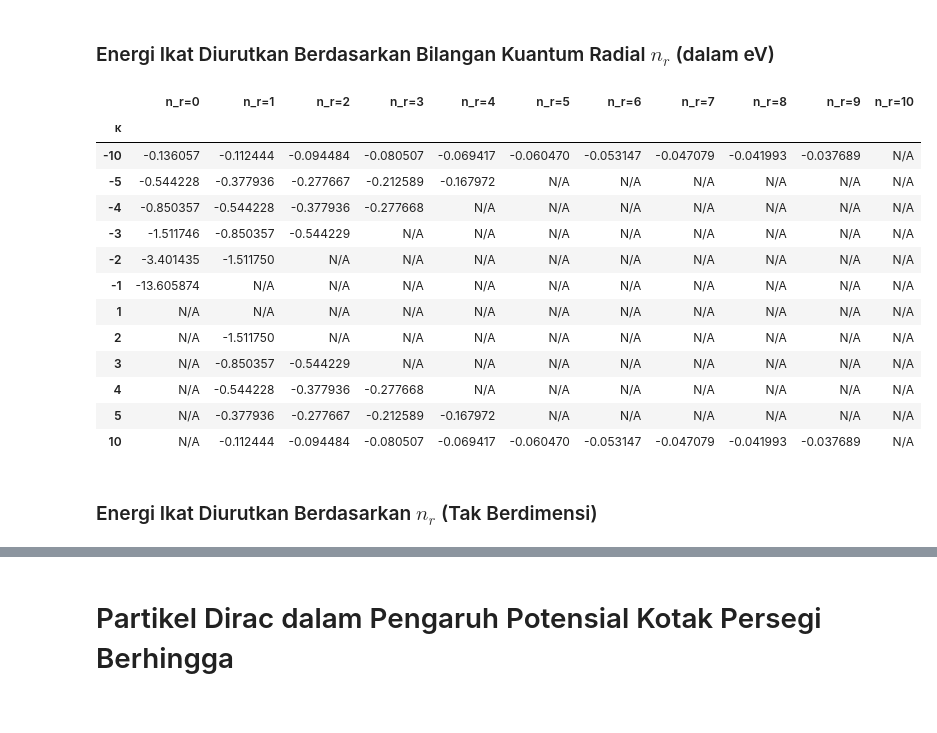
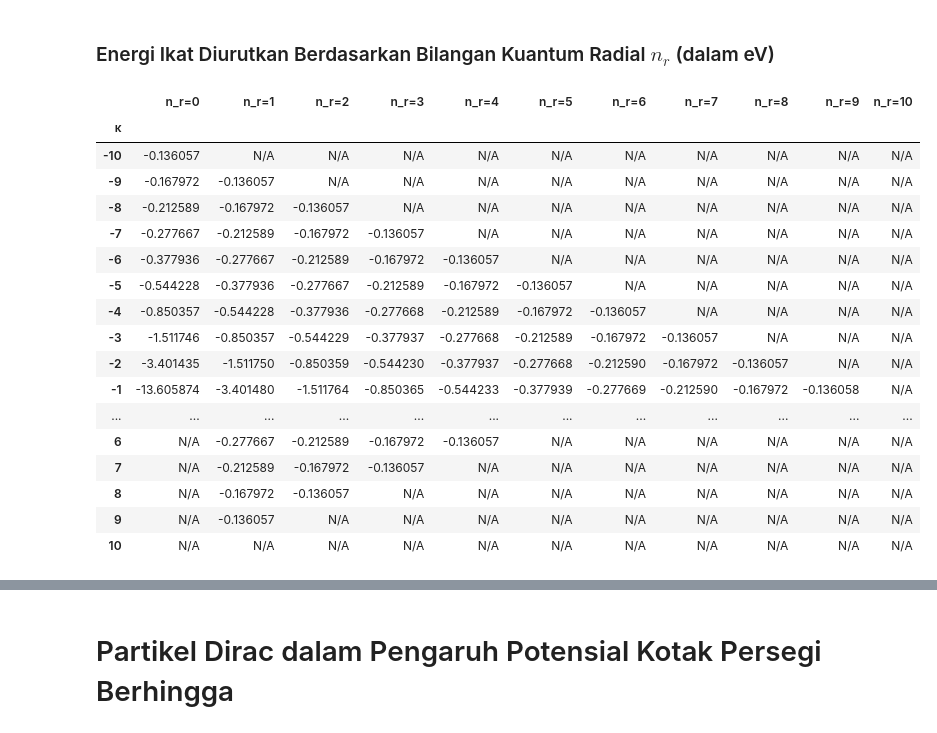
Before and after one commit to oszavla/Dirac-Schwarz, a Jupyter notebook: Persamaan_Dirac_dalam_Ruangwaktu_Datar.ipynb, the cells around one changed output, grey strips where cells are left out. Drawn from its saved outputs; the diff is of its cells as text; code cells hidden in the pictures.

```diff
--- a/Persamaan_Dirac_dalam_Ruangwaktu_Datar.ipynb
+++ b/Persamaan_Dirac_dalam_Ruangwaktu_Datar.ipynb
@@ -25,16 +96,21 @@ from IPython.display import display
 alpha_prime = 1
 kappas =  [-10, -9, -8, -7, -6, -5, -4, -3, -2, -1, 1, 2, 3, 4, 5, 6, 7, 8, 9, 10]
 N_r_values = [0, 1, 2, 3, 4, 5, 6, 7, 8, 9, 10]
-
+#kappas = [ -5, -4, -3, -2, -1, 1, 2, 3, 4, 5]
+#N_r_values = [0, 1, 2, 3, 4, 5]
 # Create a dictionary to store epsilon values
 epsilon_data = {}
-
+# allowed maximum principal quantum number n
+N_MAX = abs(max(kappas))
 for k in kappas:
     epsilon_data[k] = []
     for n_r in N_r_values:
     # --- PHYSICAL SELECTION RULES ---
-      if n_r >= abs(k):
-          # Rule 1: Cannot have negative radial nodes (n >= |k|)
+      # principal quantum number
+      n = n_r + abs(k)
+
+      # Rule 1: maximum principal quantum number
+      if n > N_MAX:
           epsilon = np.nan
       elif n_r == 0 and k > 0:
           # Rule 2: For n_r = 0, kappa MUST be negative (aligned spin)
@@ -592,8 +613,10 @@ import pandas as pd
 from IPython.display import display
 
 # Physical Parameters
-kappas = [-10, -5, -4, -3, -2, -1, 1, 2, 3, 4, 5, 10]
-N_r_values = [0, 1, 2, 3, 4, 5, 6, 7, 8, 9, 10]
+kappas = [-10,-9,-8,-7,-6,-5, -4, -3, -2, -1, 1, 2, 3, 4, 5,6,7,8,9,10]
+N_r_values = [0, 1, 2, 3, 4, 5,6,7,8,9,10]
+#kappas = [ -5, -4, -3, -2, -1, 1, 2, 3, 4, 5]
+#N_r_values = [0, 1, 2, 3, 4, 5]
 alpha = 1 / 137.035999    # Fine structure constant
 Z = 1                     # Atomic number
 m0 = 9.10938356e-31       # Electron mass in kg
@@ -604,6 +627,8 @@ E0_joule = m0 * (c**2)
 E0_eV = E0_joule / 1.602176634e-19
 E0 = E0_eV
 
+# allowed maximum principal quantum number n
+N_MAX = abs(max(kappas))
 
 # Create a dictionary to store epsilon values
 epsilon_data = {}
@@ -611,54 +636,58 @@ epsilon_data = {}
 for k in kappas:
     epsilon_data[k] = []
     for n_r in N_r_values:
-    # --- PHYSICAL SELECTION RULES ---
-      if n_r >= abs(k):
-          # Rule 1: Cannot have negative radial nodes (n >= |k|)
+
+      # principal quantum number
+      n = n_r + abs(k)
+
+      # Rule 1: maximum principal quantum number
+      if n > N_MAX:
           epsilon = np.nan
+      # Rule 2: For n_r = 0, kappa MUST be negative (aligned spin)
       elif n_r == 0 and k > 0:
-          # Rule 2: For n_r = 0, kappa MUST be negative (aligned spin)
           epsilon = np.nan
       else:
           gamma_arg = k**2 - (Z*alpha)**2
           if gamma_arg < 0:
                 epsilon = np.nan
           else:
                 gamma = np.sqrt(gamma_arg)
                 denominator = n_r + gamma
                 term = 1 + ((Z*alpha) / denominator)**2
 
                 # Calculate ratio (E_total / E0)
                 epsilon_ratio = np.sqrt(1 / term)
                 # Calculate Total Energy
                 E_total = epsilon_ratio * E0
 
                 # Binding Energy = Total Energy - Rest Mass Energy
                 E_binding = E_total - E0
 
                 epsilon = E_binding
       epsilon_data[k].append(epsilon)
 
 # Create DataFrame
 df_epsilon = pd.DataFrame.from_dict(epsilon_data, orient='index', columns=[f'n_r={n_r}' for n_r in N_r_values])
 df_epsilon.index.name = 'κ'
 
 # Display the table with formatting
-
 display(df_epsilon.style.format("{:.6f}", na_rep="N/A").background_gradient(cmap='viridis', axis=None))
 # %% [output]
 |  | n_r=0 | n_r=1 | n_r=2 | n_r=3 | n_r=4 | n_r=5 | n_r=6 | n_r=7 | n_r=8 | n_r=9 | n_r=10 |
 | κ |  |  |  |  |  |  |  |  |  |  |  |
-| -10 | -0.136057 | -0.112444 | -0.094484 | -0.080507 | -0.069417 | -0.060470 | -0.053147 | -0.047079 | -0.041993 | -0.037689 | N/A |
-| -5 | -0.544228 | -0.377936 | -0.277667 | -0.212589 | -0.167972 | N/A | N/A | N/A | N/A | N/A | N/A |
-| -4 | -0.850357 | -0.544228 | -0.377936 | -0.277668 | N/A | N/A | N/A | N/A | N/A | N/A | N/A |
-| -3 | -1.511746 | -0.850357 | -0.544229 | N/A | N/A | N/A | N/A | N/A | N/A | N/A | N/A |
-| -2 | -3.401435 | -1.511750 | N/A | N/A | N/A | N/A | N/A | N/A | N/A | N/A | N/A |
-| -1 | -13.605874 | N/A | N/A | N/A | N/A | N/A | N/A | N/A | N/A | N/A | N/A |
-| 1 | N/A | N/A | N/A | N/A | N/A | N/A | N/A | N/A | N/A | N/A | N/A |
-| 2 | N/A | -1.511750 | N/A | N/A | N/A | N/A | N/A | N/A | N/A | N/A | N/A |
-| 3 | N/A | -0.850357 | -0.544229 | N/A | N/A | N/A | N/A | N/A | N/A | N/A | N/A |
-| 4 | N/A | -0.544228 | -0.377936 | -0.277668 | N/A | N/A | N/A | N/A | N/A | N/A | N/A |
-| 5 | N/A | -0.377936 | -0.277667 | -0.212589 | -0.167972 | N/A | N/A | N/A | N/A | N/A | N/A |
-| 10 | N/A | -0.112444 | -0.094484 | -0.080507 | -0.069417 | -0.060470 | -0.053147 | -0.047079 | -0.041993 | -0.037689 | N/A |
+| -10 | -0.136057 | N/A | N/A | N/A | N/A | N/A | N/A | N/A | N/A | N/A | N/A |
+| -9 | -0.167972 | -0.136057 | N/A | N/A | N/A | N/A | N/A | N/A | N/A | N/A | N/A |
+| -8 | -0.212589 | -0.167972 | -0.136057 | N/A | N/A | N/A | N/A | N/A | N/A | N/A | N/A |
+| -7 | -0.277667 | -0.212589 | -0.167972 | -0.136057 | N/A | N/A | N/A | N/A | N/A | N/A | N/A |
+| -6 | -0.377936 | -0.277667 | -0.212589 | -0.167972 | -0.136057 | N/A | N/A | N/A | N/A | N/A | N/A |
+| -5 | -0.544228 | -0.377936 | -0.277667 | -0.212589 | -0.167972 | -0.136057 | N/A | N/A | N/A | N/A | N/A |
+| -4 | -0.850357 | -0.544228 | -0.377936 | -0.277668 | -0.212589 | -0.167972 | -0.136057 | N/A | N/A | N/A | N/A |
+| -3 | -1.511746 | -0.850357 | -0.544229 | -0.377937 | -0.277668 | -0.212589 | -0.167972 | -0.136057 | N/A | N/A | N/A |
+| -2 | -3.401435 | -1.511750 | -0.850359 | -0.544230 | -0.377937 | -0.277668 | -0.212590 | -0.167972 | -0.136057 | N/A | N/A |
+| -1 | -13.605874 | -3.401480 | -1.511764 | -0.850365 | -0.544233 | -0.377939 | -0.277669 | -0.212590 | -0.167972 | -0.136058 | N/A |
+| ... | ... | ... | ... | ... | ... | ... | ... | ... | ... | ... | ... |
+| 6 | N/A | -0.277667 | -0.212589 | -0.167972 | -0.136057 | N/A | N/A | N/A | N/A | N/A | N/A |
+| 7 | N/A | -0.212589 | -0.167972 | -0.136057 | N/A | N/A | N/A | N/A | N/A | N/A | N/A |
+| 8 | N/A | -0.167972 | -0.136057 | N/A | N/A | N/A | N/A | N/A | N/A | N/A | N/A |
+| 9 | N/A | -0.136057 | N/A | N/A | N/A | N/A | N/A | N/A | N/A | N/A | N/A |
+| 10 | N/A | N/A | N/A | N/A | N/A | N/A | N/A | N/A | N/A | N/A | N/A |
-# %% [markdown]
-### Energi Ikat Diurutkan Berdasarkan $n_r$ (Tak Berdimensi)
```
Also changed, not shown: parts of 18 cells of this notebook.
